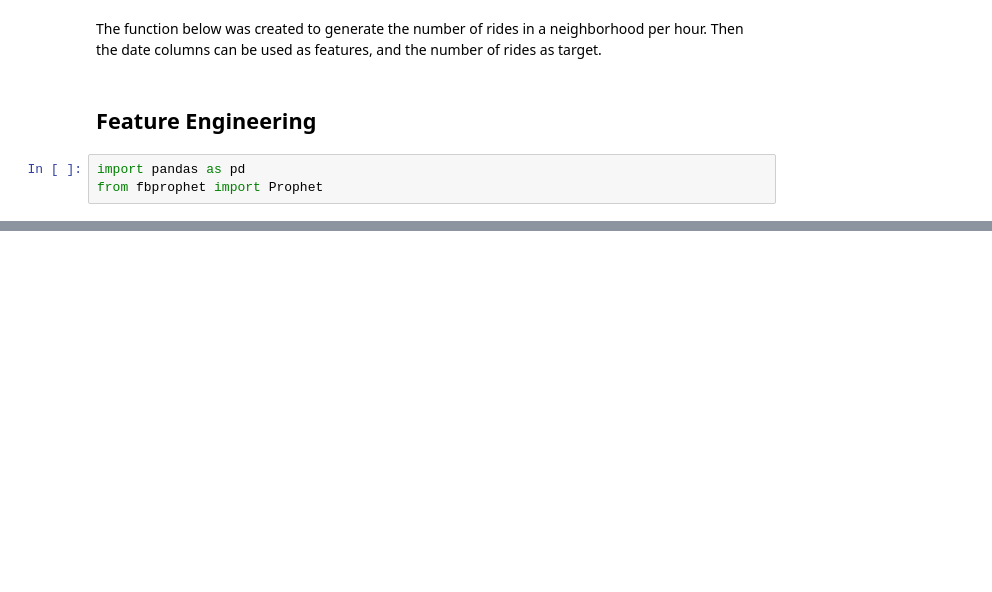
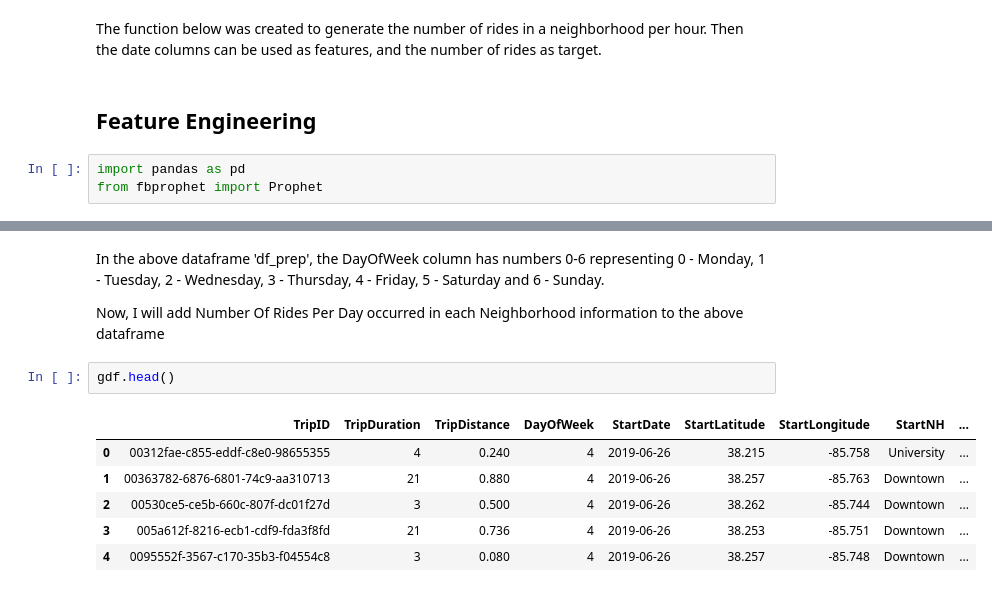
Before and after one commit to abhiram540/Time-Series-Analysis-of-Louisville-Dockless-eVehicles-dataset, a Jupyter notebook: TimeSeriesAnalysis.ipynb, the cells around one changed output, grey strips where cells are left out. Cells and saved outputs as stored; diff of their text form; blank space fills up the shorter version.

```diff
--- a/TimeSeriesAnalysis.ipynb
+++ b/TimeSeriesAnalysis.ipynb
@@ -67,0 +147,13 @@ from fbprophet import Prophet
+# %% [markdown]
+In the above dataframe 'df_prep', the DayOfWeek column has numbers 0-6 representing 0 - Monday, 1 - Tuesday, 2 - Wednesday, 3 - Thursday, 4 - Friday, 5 - Saturday and 6 - Sunday.
+
+Now, I will add Number Of Rides Per Day occurred in each Neighborhood information to the above dataframe
+# %%
+gdf.head()
+# %% [output]
+|  | TripID | TripDuration | TripDistance | DayOfWeek | StartDate | StartLatitude | StartLongitude | StartNH | ... |
+| 0 | 00312fae-c855-eddf-c8e0-98655355 | 4 | 0.240 | 4 | 2019-06-26 | 38.215 | -85.758 | University | ... |
+| 1 | 00363782-6876-6801-74c9-aa310713 | 21 | 0.880 | 4 | 2019-06-26 | 38.257 | -85.763 | Downtown | ... |
+| 2 | 00530ce5-ce5b-660c-807f-dc01f27d | 3 | 0.500 | 4 | 2019-06-26 | 38.262 | -85.744 | Downtown | ... |
+| 3 | 005a612f-8216-ecb1-cdf9-fda3f8fd | 21 | 0.736 | 4 | 2019-06-26 | 38.253 | -85.751 | Downtown | ... |
+| 4 | 0095552f-3567-c170-35b3-f04554c8 | 3 | 0.080 | 4 | 2019-06-26 | 38.257 | -85.748 | Downtown | ... |
```
Also changed, not shown: parts of 14 cells of this notebook.
